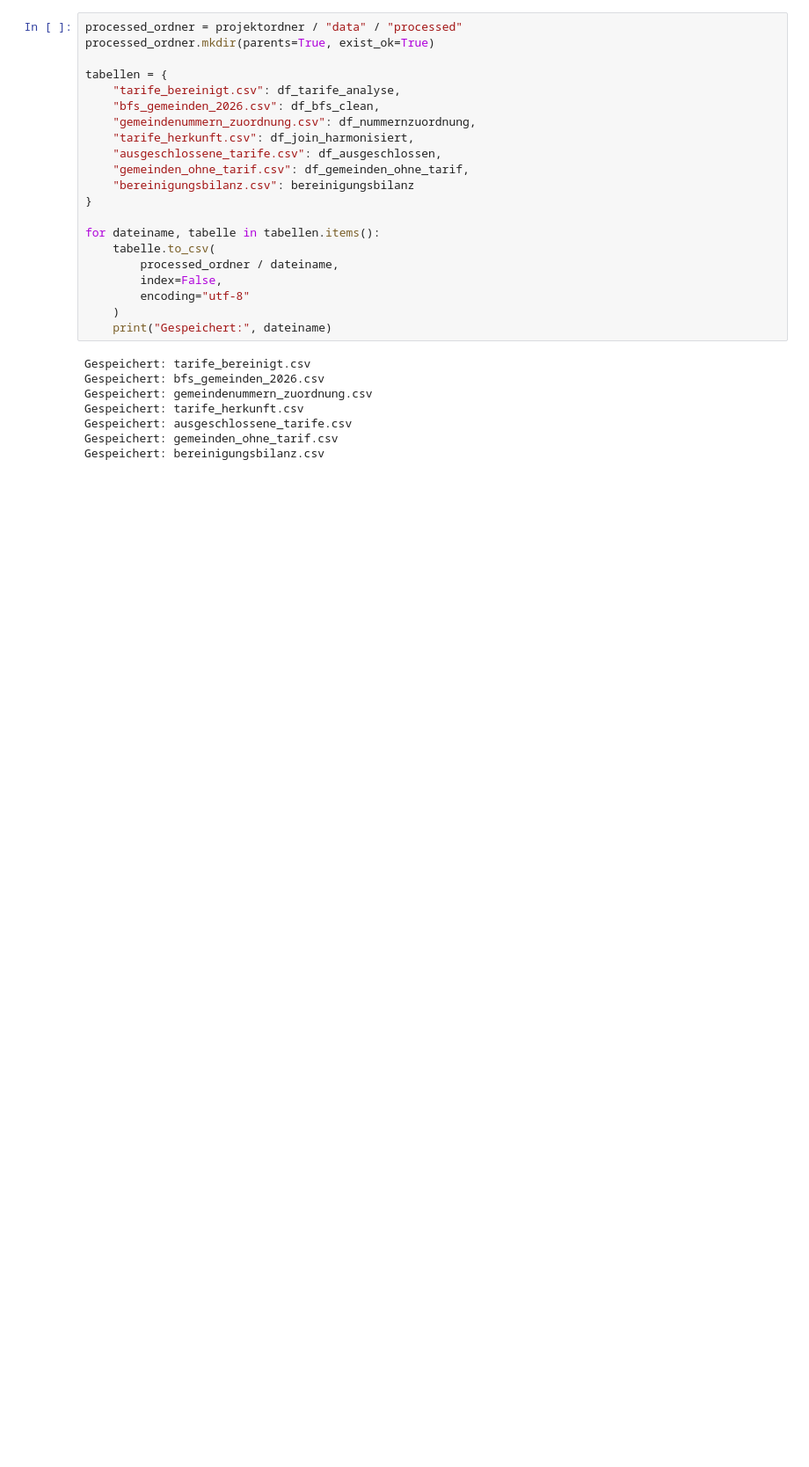
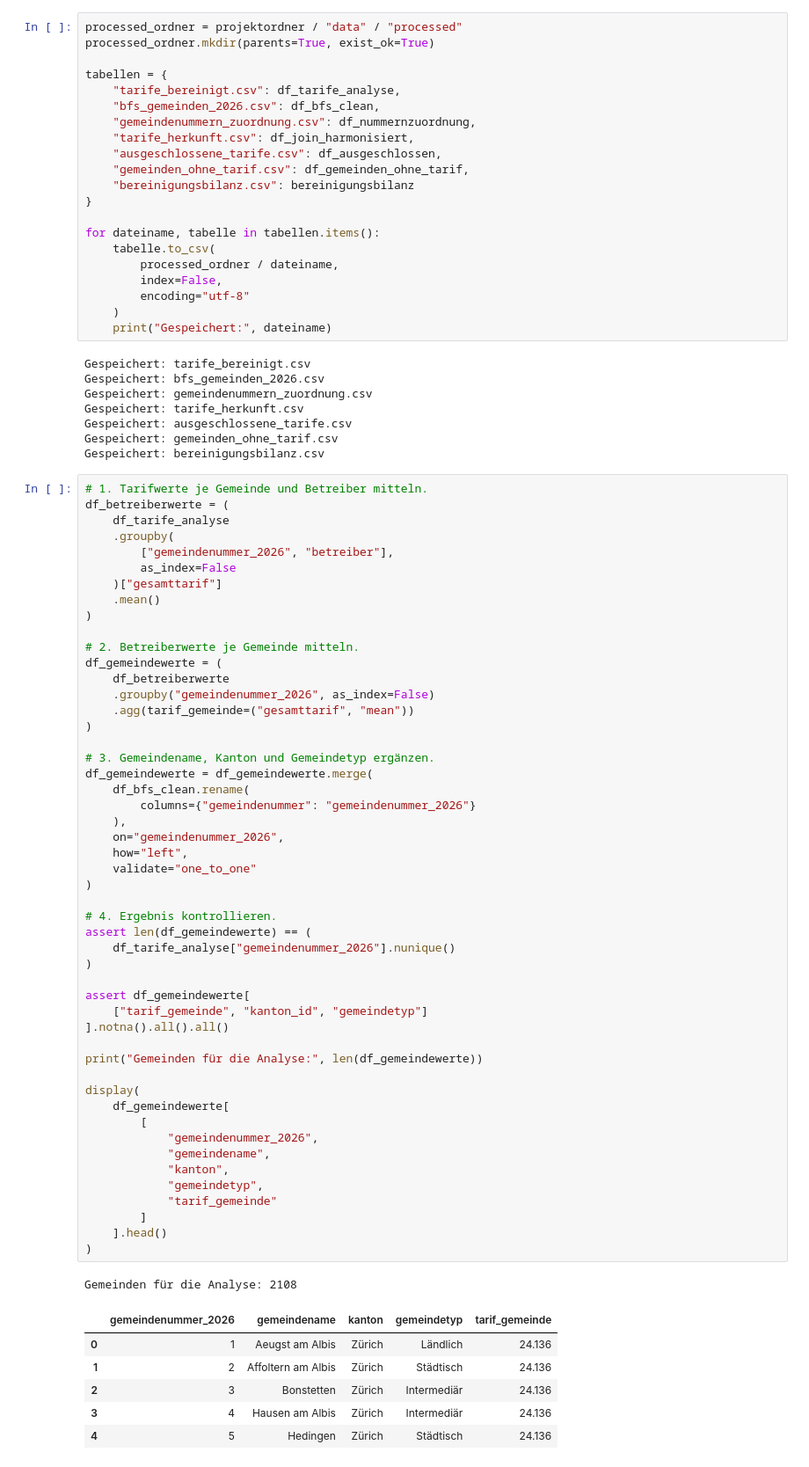
Before and after one commit to LEYERI/data-analytics-group-05, a Jupyter notebook: notebooks/02_datenaufbereitung.ipynb, the cells around one changed output. Shown at 88% size. Cells and saved outputs as stored; diff of their text form; blank space fills up the shorter version.

Commit message:
feat: calculate tariff comparison values per municipality

```diff
--- a/notebooks/02_datenaufbereitung.ipynb
+++ b/notebooks/02_datenaufbereitung.ipynb
@@ -909,3 +909,61 @@ Gespeichert: tarife_herkunft.csv
 Gespeichert: ausgeschlossene_tarife.csv
 Gespeichert: gemeinden_ohne_tarif.csv
 Gespeichert: bereinigungsbilanz.csv
+# %%
+# 1. Tarifwerte je Gemeinde und Betreiber mitteln.
+df_betreiberwerte = (
+    df_tarife_analyse
+    .groupby(
+        ["gemeindenummer_2026", "betreiber"],
+        as_index=False
+    )["gesamttarif"]
+    .mean()
+)
+
+# 2. Betreiberwerte je Gemeinde mitteln.
+df_gemeindewerte = (
+    df_betreiberwerte
+    .groupby("gemeindenummer_2026", as_index=False)
+    .agg(tarif_gemeinde=("gesamttarif", "mean"))
+)
+
+# 3. Gemeindename, Kanton und Gemeindetyp ergänzen.
+df_gemeindewerte = df_gemeindewerte.merge(
+    df_bfs_clean.rename(
+        columns={"gemeindenummer": "gemeindenummer_2026"}
+    ),
+    on="gemeindenummer_2026",
+    how="left",
+    validate="one_to_one"
+)
+
+# 4. Ergebnis kontrollieren.
+assert len(df_gemeindewerte) == (
+    df_tarife_analyse["gemeindenummer_2026"].nunique()
+)
+
+assert df_gemeindewerte[
+    ["tarif_gemeinde", "kanton_id", "gemeindetyp"]
+].notna().all().all()
+
+print("Gemeinden für die Analyse:", len(df_gemeindewerte))
+
+display(
+    df_gemeindewerte[
+        [
+            "gemeindenummer_2026",
+            "gemeindename",
+            "kanton",
+            "gemeindetyp",
+            "tarif_gemeinde"
+        ]
+    ].head()
+)
+# %% [output]
+Gemeinden für die Analyse: 2108
+|  | gemeindenummer_2026 | gemeindename | kanton | gemeindetyp | tarif_gemeinde |
+| 0 | 1 | Aeugst am Albis | Zürich | Ländlich | 24.136 |
+| 1 | 2 | Affoltern am Albis | Zürich | Städtisch | 24.136 |
+| 2 | 3 | Bonstetten | Zürich | Intermediär | 24.136 |
+| 3 | 4 | Hausen am Albis | Zürich | Intermediär | 24.136 |
+| 4 | 5 | Hedingen | Zürich | Städtisch | 24.136 |
```
Also changed, not shown: parts of 1 cell of this notebook, 2 other files.
